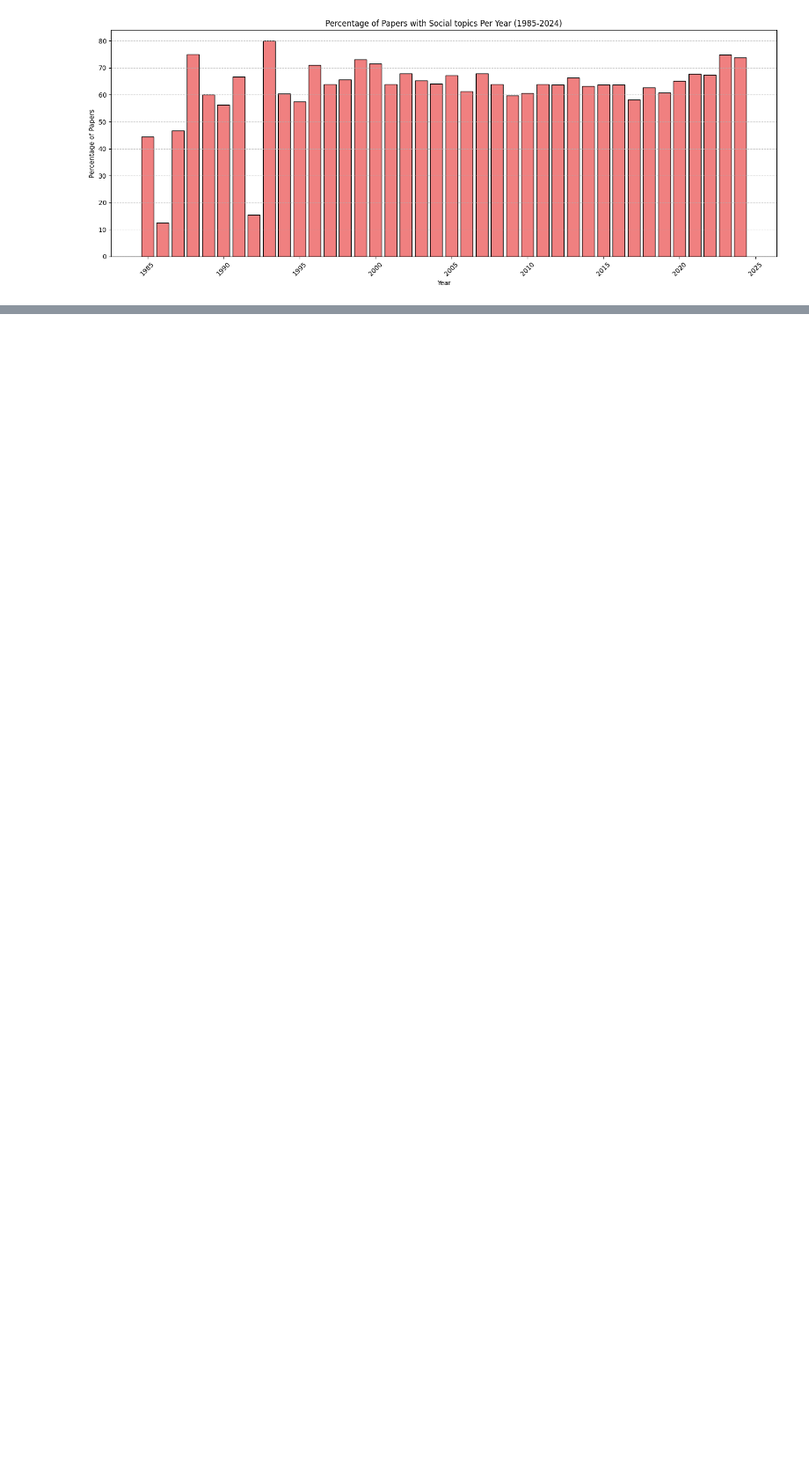
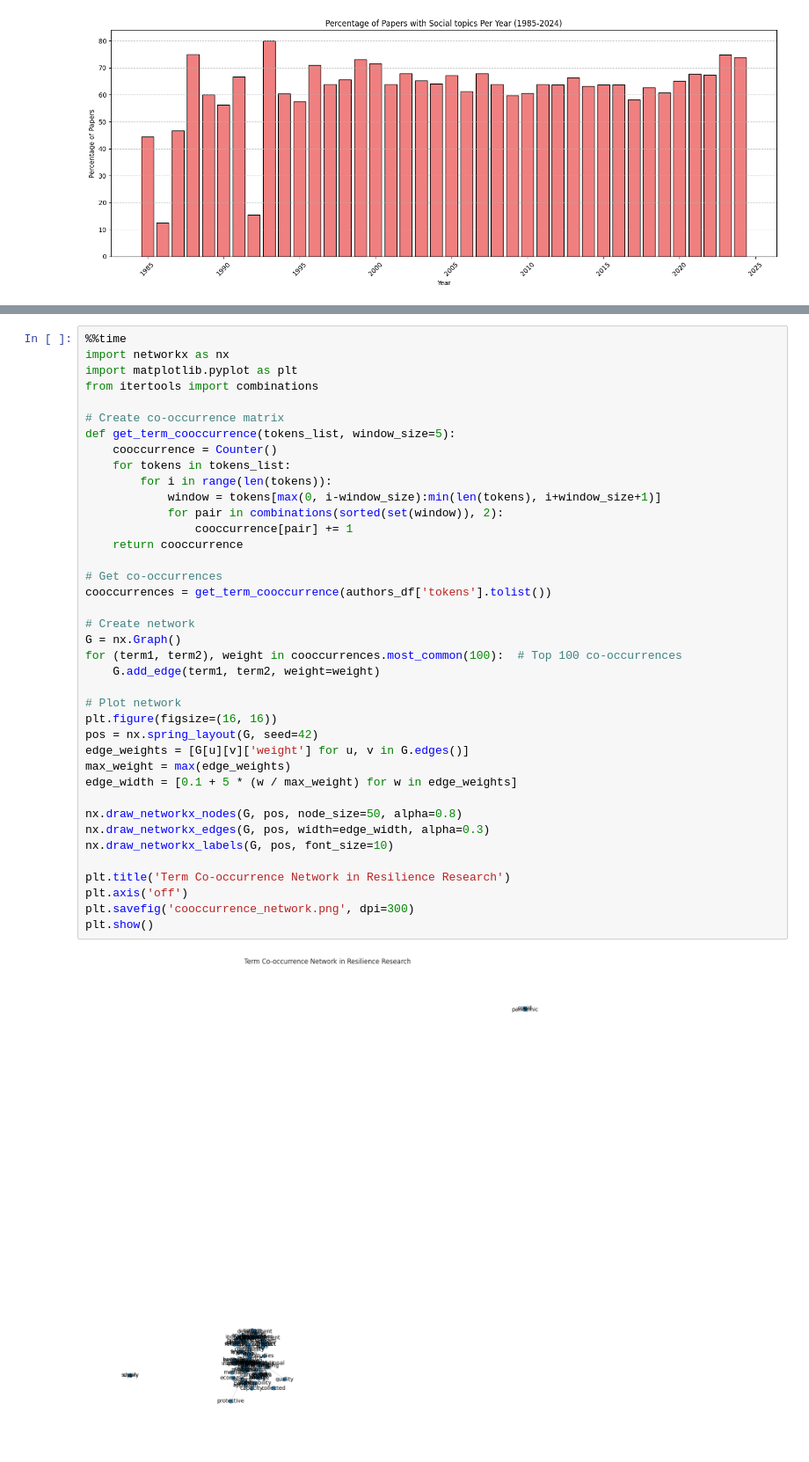
Before and after one commit to Saarb97/Resilience-Project, a Jupyter notebook: resilience-papers-analysis.ipynb, the cells around one changed output, grey strips where cells are left out. Shown at 88% size. Drawn from its saved outputs; the diff is of its cells as text; blank space fills up the shorter version.

```diff
--- a/resilience-papers-analysis.ipynb
+++ b/resilience-papers-analysis.ipynb
@@ -1107,0 +1556,41 @@ plt.show()
+# %%
+%%time
+import networkx as nx
+import matplotlib.pyplot as plt
+from itertools import combinations
+
+# Create co-occurrence matrix
+def get_term_cooccurrence(tokens_list, window_size=5):
+    cooccurrence = Counter()
+    for tokens in tokens_list:
+        for i in range(len(tokens)):
+            window = tokens[max(0, i-window_size):min(len(tokens), i+window_size+1)]
+            for pair in combinations(sorted(set(window)), 2):
+                cooccurrence[pair] += 1
+    return cooccurrence
+
+# Get co-occurrences
+cooccurrences = get_term_cooccurrence(authors_df['tokens'].tolist())
+
+# Create network
+G = nx.Graph()
+for (term1, term2), weight in cooccurrences.most_common(100):  # Top 100 co-occurrences
+    G.add_edge(term1, term2, weight=weight)
+
+# Plot network
+plt.figure(figsize=(16, 16))
+pos = nx.spring_layout(G, seed=42)
+edge_weights = [G[u][v]['weight'] for u, v in G.edges()]
+max_weight = max(edge_weights)
+edge_width = [0.1 + 5 * (w / max_weight) for w in edge_weights]
+
+nx.draw_networkx_nodes(G, pos, node_size=50, alpha=0.8)
+nx.draw_networkx_edges(G, pos, width=edge_width, alpha=0.3)
+nx.draw_networkx_labels(G, pos, font_size=10)
+
+plt.title('Term Co-occurrence Network in Resilience Research')
+plt.axis('off')
+plt.savefig('cooccurrence_network.png', dpi=300)
+plt.show()
+# %% [output]
+[figure, added]
```
Also changed, not shown: parts of 18 cells of this notebook, 1 other file.
